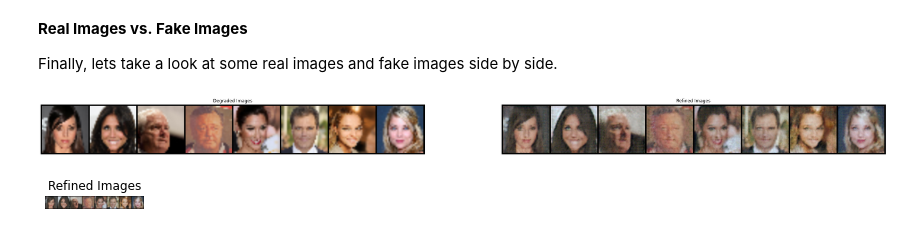
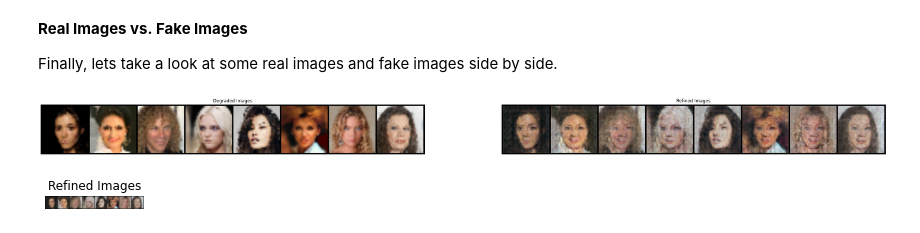
Before and after one commit to aszmul/git_controlled, a Jupyter notebook: dcgan_faces_multitask.ipynb, the cells around one changed output. Drawn from its saved outputs; the diff is of its cells as text; code cells hidden in the pictures.

```diff
--- a/dcgan_faces_multitask.ipynb
+++ b/dcgan_faces_multitask.ipynb
@@ -110,7 +110,7 @@ nz = 100# Size of z latent vector (i.e. size of generator input)
 ngf = 64 # Size of feature maps in generator
 
 ndf = 64 # Size of feature maps in discriminator
-num_epochs = 50 # Number of training epochs
+num_epochs = 200 # Number of training epochs
 
 
 lr = 0.0002 # Learning rate for optimizers
@@ -709,31 +683,31 @@ side.
 # %%
 # Grab a batch of real images from the dataloader
 real_batch = next(iter(reference_dataloader))
 
 # Plot the real images
 plt.figure(figsize=(64,64))
 plt.subplot(1,3,1)
 plt.axis("off")
 # plt.title("Real Images")
 # plt.imshow(np.transpose(vutils.make_grid(real_batch[0].to(device)[:64], padding=5, normalize=True).cpu(),(1,2,0)))
 plt.title("Degraded Images")
-plt.imshow(np.transpose(before_list[-1],(1,2,0)))
+plt.imshow(np.transpose(before_list[-2],(1,2,0)))
 
 # Plot the degraded images from the last epoch
 plt.subplot(1,3,2)
 plt.axis("off")
 # plt.title("Degraded Images")
 # plt.imshow(np.transpose(before_list[-1],(1,2,0)))
 plt.title("Refined Images")
-plt.imshow(np.transpose(after_list[-1],(1,2,0)))
+plt.imshow(np.transpose(after_list[-2],(1,2,0)))
 plt.show()
 
 # Plot the refined images from the last epoch
 plt.subplot(1,3,3)
 plt.axis("off")
 plt.title("Refined Images")
-plt.imshow(np.transpose(after_list[-1],(1,2,0)))
+plt.imshow(np.transpose(after_list[-2],(1,2,0)))
 plt.show()
 # %% [output]
-[figure, old version]
+[figure, new version]
-[figure, old version]
+[figure, new version]
```
Also changed, not shown: parts of 7 cells of this notebook.
